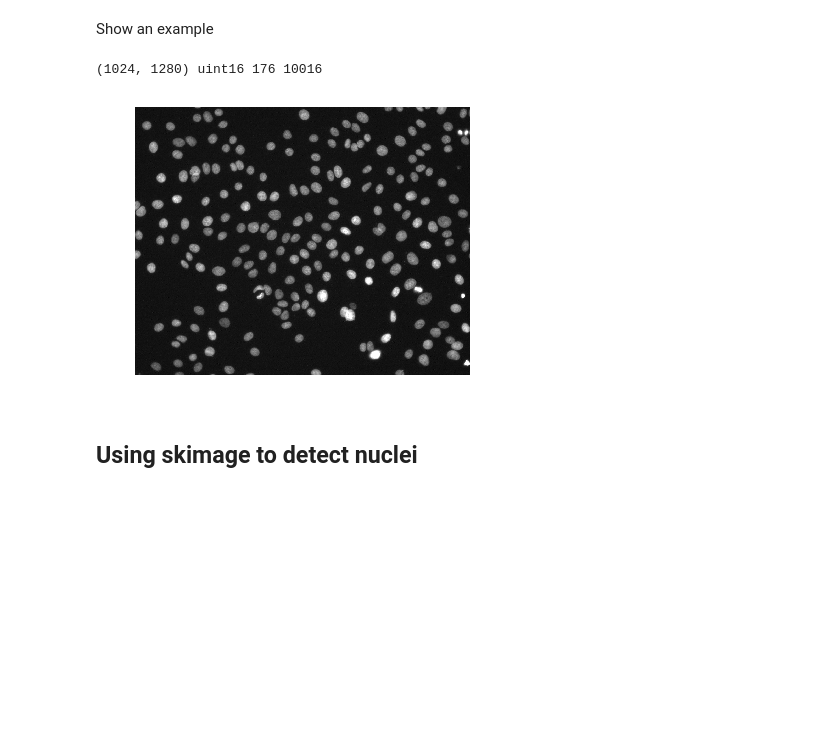
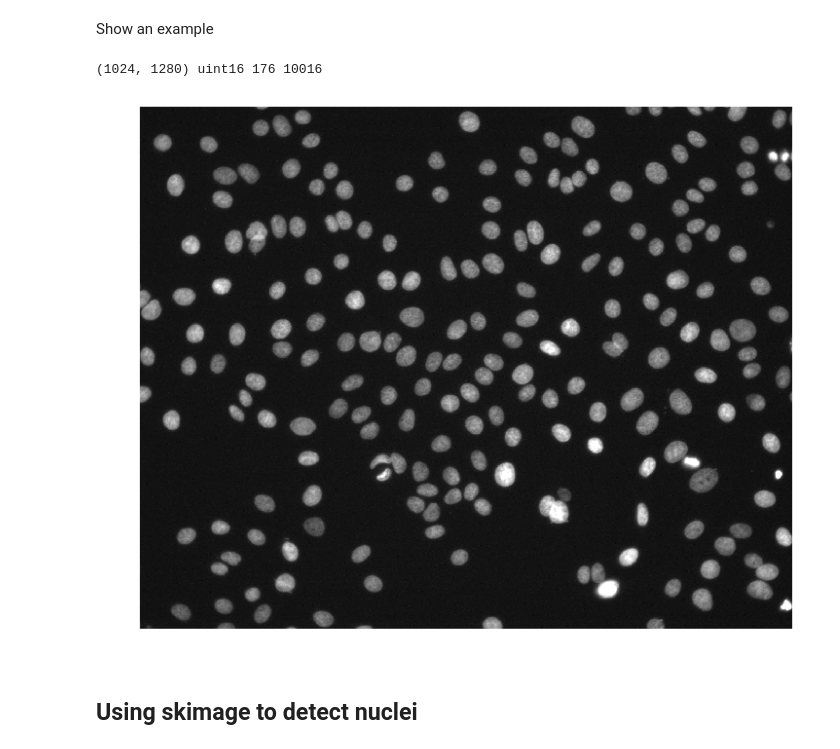
Before and after one commit to jmswaney/blog, a Jupyter notebook: 02_multiprocessing_tips/MCF7_Cell_Painting_nuclei_detection.ipynb, the cells around one changed output. Drawn from its saved outputs; the diff is of its cells as text; code cells hidden in the pictures; blank space fills up the shorter version.

```diff
--- a/02_multiprocessing_tips/MCF7_Cell_Painting_nuclei_detection.ipynb
+++ b/02_multiprocessing_tips/MCF7_Cell_Painting_nuclei_detection.ipynb
@@ -19,17 +19,17 @@ Show an example
 # %%
 from skimage import io
 import matplotlib.pyplot as plt
 
 img = io.imread(paths[0])
 print(img.shape, img.dtype, img.min(), img.max())
 
-plt.figure(figsize=(6, 6))
+plt.figure(figsize=(12, 12))
 plt.imshow(img, cmap='gray', vmax=4000)
 plt.axis('off')
 plt.show()
 # %% [output]
 (1024, 1280) uint16 176 10016
-[figure, old version]
+[figure, new version]
 # %% [markdown]
 ## Using skimage to detect nuclei
 # %%
```
Also changed, not shown: parts of 1 cell of this notebook, 11 other files.
